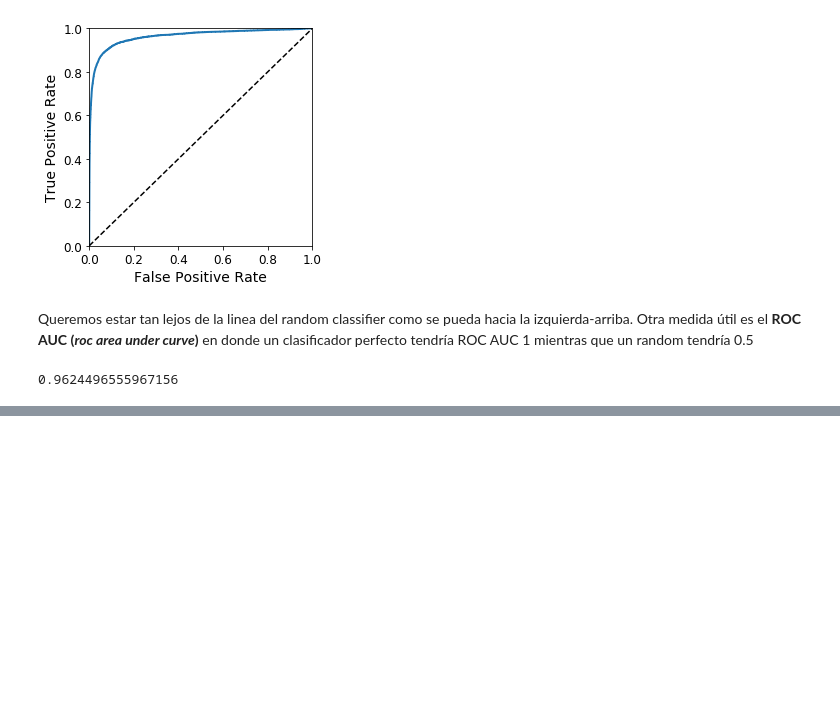
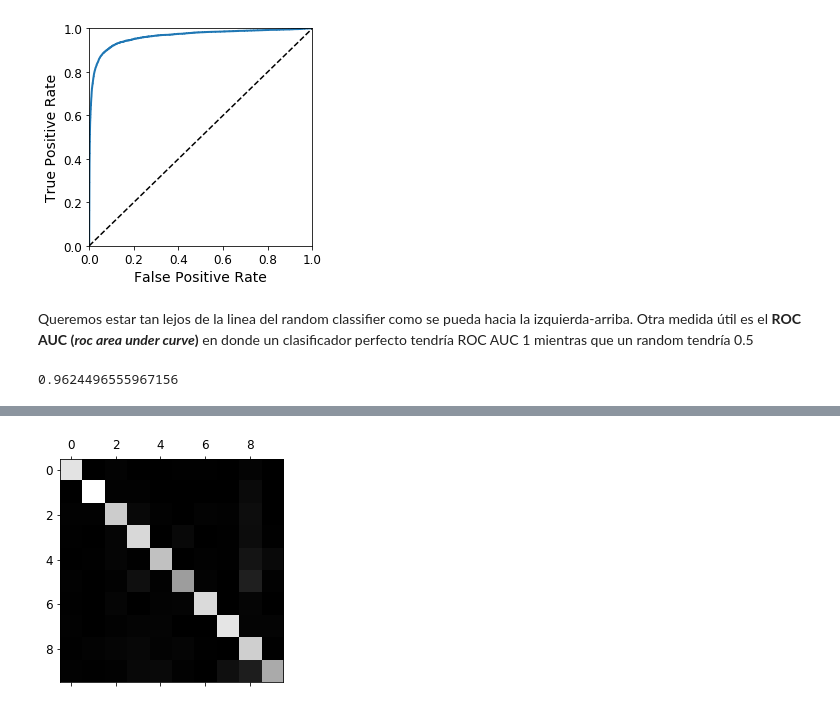
Before and after one commit to israfelsr/ML_Book_Practice, a Jupyter notebook: Chapter 3 - Classification.ipynb, the cells around one changed output, grey strips where cells are left out. Cells and saved outputs as stored; diff of their text form; code cells hidden in the pictures; blank space fills up the shorter version.

```diff
--- a/Chapter 3 - Classification.ipynb
+++ b/Chapter 3 - Classification.ipynb
@@ -242,0 +388,6 @@ roc_auc_score(y_train_5, y_scores)
+# %%
+# Simple plot with gray scale
+plt.matshow(conf_mx, cmap=plt.cm.gray)
+plt.show()
+# %% [output]
+[figure, added]
```
Also changed, not shown: parts of 52 cells of this notebook.
